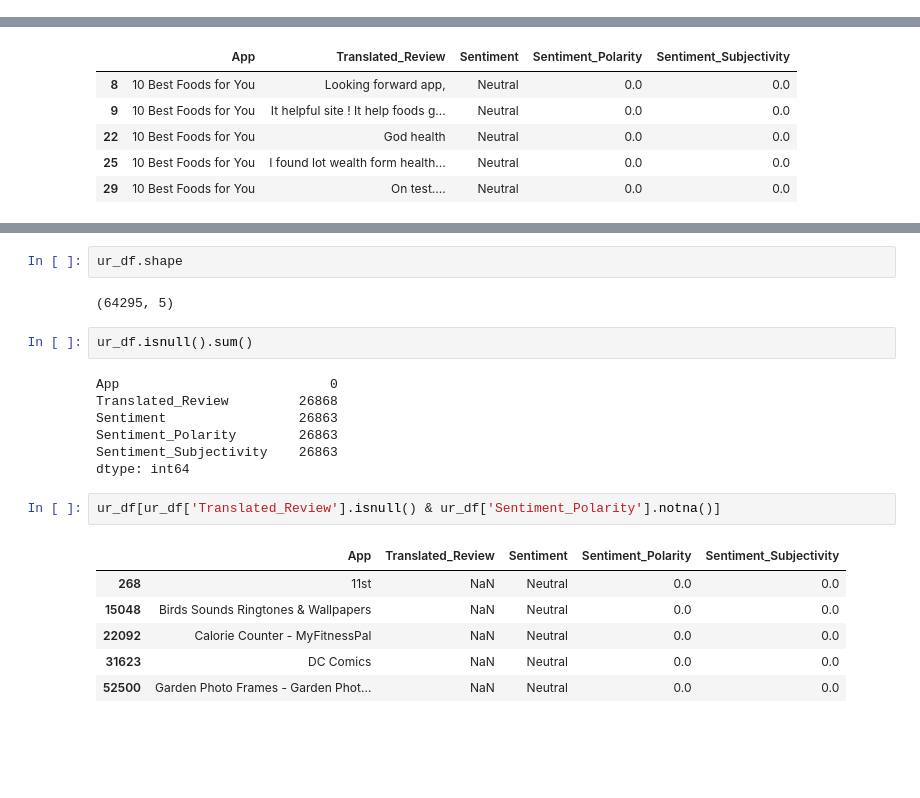
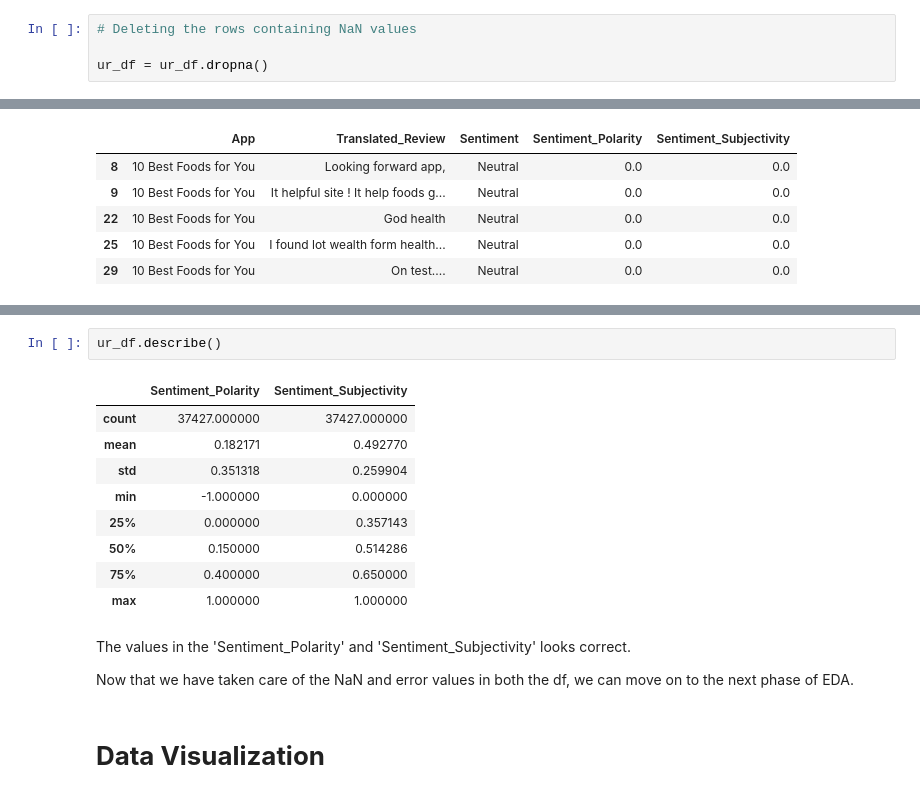
Before and after one commit to shaloy-lewis/EDA_on_play_store_app_reviews, a Jupyter notebook: EDA_on_Play_Store_App_Reviews_by_Shaloy_Lewis.ipynb, the cells around one changed output, grey strips where cells are left out. Drawn from its saved outputs; the diff is of its cells as text; blank space fills up the shorter version.

```diff
--- a/EDA_on_Play_Store_App_Reviews_by_Shaloy_Lewis.ipynb
+++ b/EDA_on_Play_Store_App_Reviews_by_Shaloy_Lewis.ipynb
@@ -1273,0 +1353,4 @@ Name: Sentiment, dtype: int64
+# %%
+# Deleting the rows containing NaN values
+
+ur_df = ur_df.dropna()
@@ -1306,22 +1441,18 @@ ur_df.tail(10)
 # %%
-ur_df.shape
+ur_df.describe()
 # %% [output]
-(64295, 5)
+|  | Sentiment_Polarity | Sentiment_Subjectivity |
+| count | 37427.000000 | 37427.000000 |
+| mean | 0.182171 | 0.492770 |
+| std | 0.351318 | 0.259904 |
+| min | -1.000000 | 0.000000 |
+| 25% | 0.000000 | 0.357143 |
+| 50% | 0.150000 | 0.514286 |
+| 75% | 0.400000 | 0.650000 |
+| max | 1.000000 | 1.000000 |
-# %%
-ur_df.isnull().sum()
-# %% [output]
-App                           0
-Translated_Review         26868
-Sentiment                 26863
-Sentiment_Polarity        26863
-Sentiment_Subjectivity    26863
-dtype: int64
-# %%
-ur_df[ur_df['Translated_Review'].isnull() & ur_df['Sentiment_Polarity'].notna()]
-# %% [output]
-|  | App | Translated_Review | Sentiment | Sentiment_Polarity | Sentiment_Subjectivity |
-| 268 | 11st | NaN | Neutral | 0.0 | 0.0 |
-| 15048 | Birds Sounds Ringtones & Wallpapers | NaN | Neutral | 0.0 | 0.0 |
-| 22092 | Calorie Counter - MyFitnessPal | NaN | Neutral | 0.0 | 0.0 |
-| 31623 | DC Comics | NaN | Neutral | 0.0 | 0.0 |
-| 52500 | Garden Photo Frames - Garden Phot... | NaN | Neutral | 0.0 | 0.0 |
+# %% [markdown]
+The values in the 'Sentiment_Polarity' and 'Sentiment_Subjectivity' looks correct.
+
+Now that we have taken care of the NaN and error values in both the df, we can move on to the next phase of EDA.
+# %% [markdown]
+# **Data Visualization**
```
Also changed, not shown: parts of 57 cells of this notebook.
